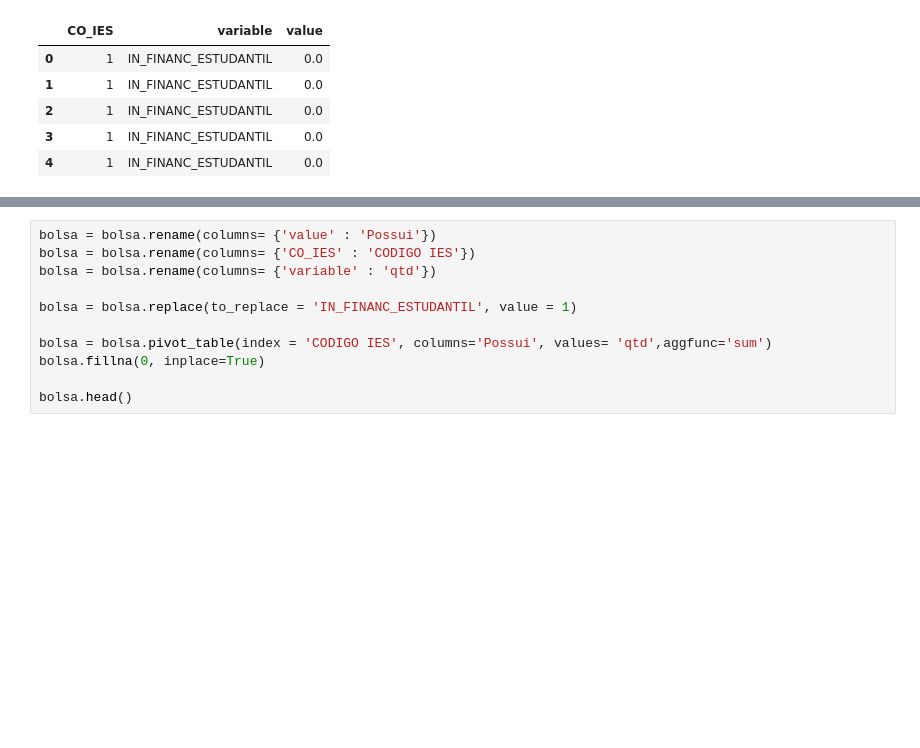
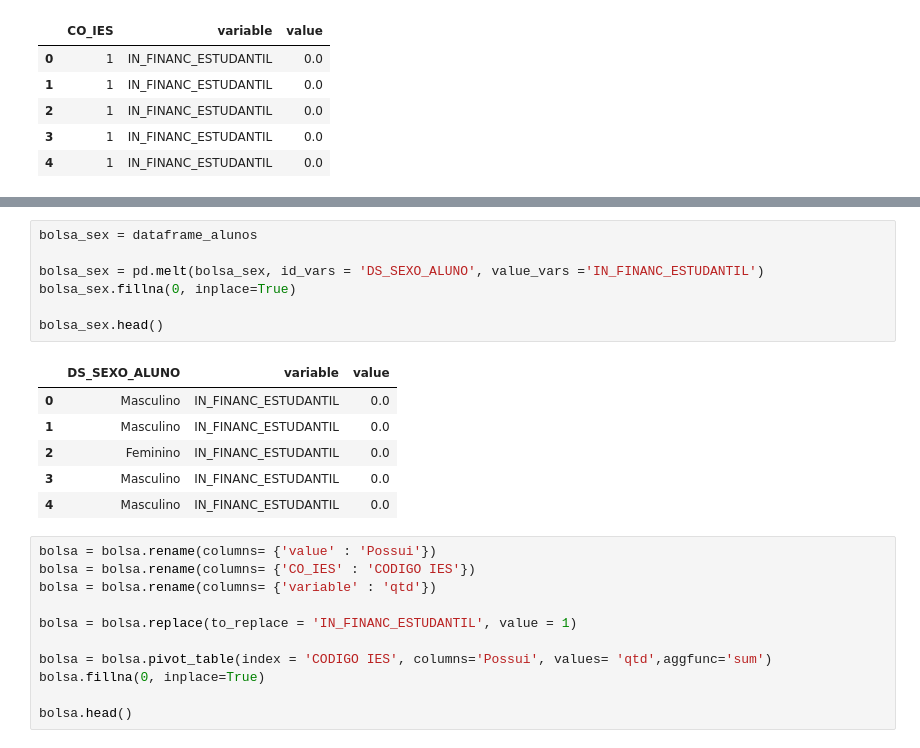
Before and after one commit to if1015-datascience-ufpe/2018-1-projeto-farm-lands, a Jupyter notebook: pvbm.ipynb, the cells around one changed output, grey strips where cells are left out. Saved outputs shown, nothing was run; the diff lists cells and outputs as text; blank space fills up the shorter version.

```diff
--- a/pvbm.ipynb
+++ b/pvbm.ipynb
@@ -199,3 +213,17 @@ bolsa.head()
+# %%
+bolsa_sex = dataframe_alunos
+
+bolsa_sex = pd.melt(bolsa_sex, id_vars = 'DS_SEXO_ALUNO', value_vars ='IN_FINANC_ESTUDANTIL')
+bolsa_sex.fillna(0, inplace=True)
+
+bolsa_sex.head()
+# %% [output]
+|  | DS_SEXO_ALUNO | variable | value |
+| 0 | Masculino | IN_FINANC_ESTUDANTIL | 0.0 |
+| 1 | Masculino | IN_FINANC_ESTUDANTIL | 0.0 |
+| 2 | Feminino | IN_FINANC_ESTUDANTIL | 0.0 |
+| 3 | Masculino | IN_FINANC_ESTUDANTIL | 0.0 |
+| 4 | Masculino | IN_FINANC_ESTUDANTIL | 0.0 |
 # %%
 bolsa = bolsa.rename(columns= {'value' : 'Possui'})
 bolsa = bolsa.rename(columns= {'CO_IES' : 'CODIGO IES'})
```
Also changed, not shown: parts of 14 cells of this notebook.
